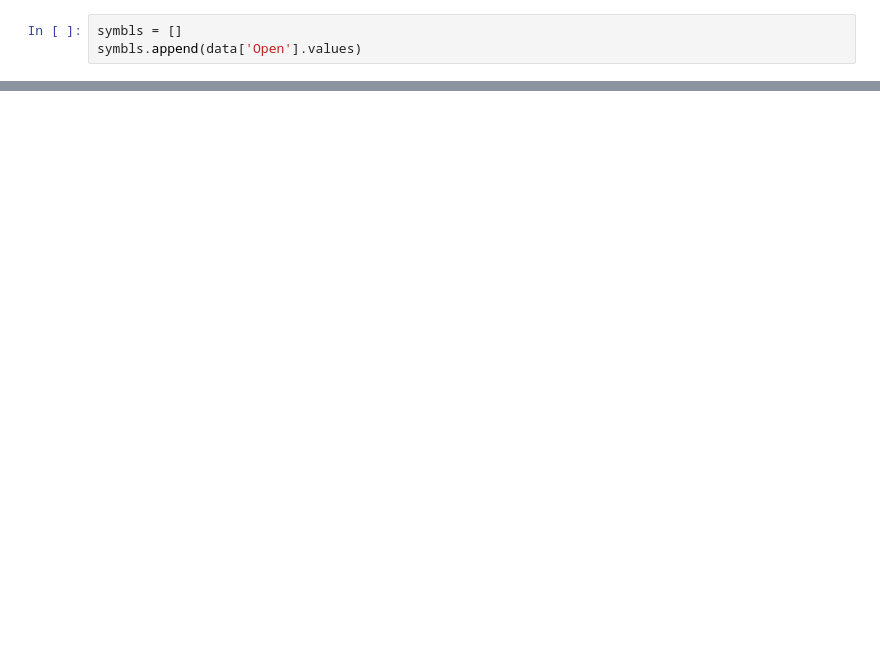
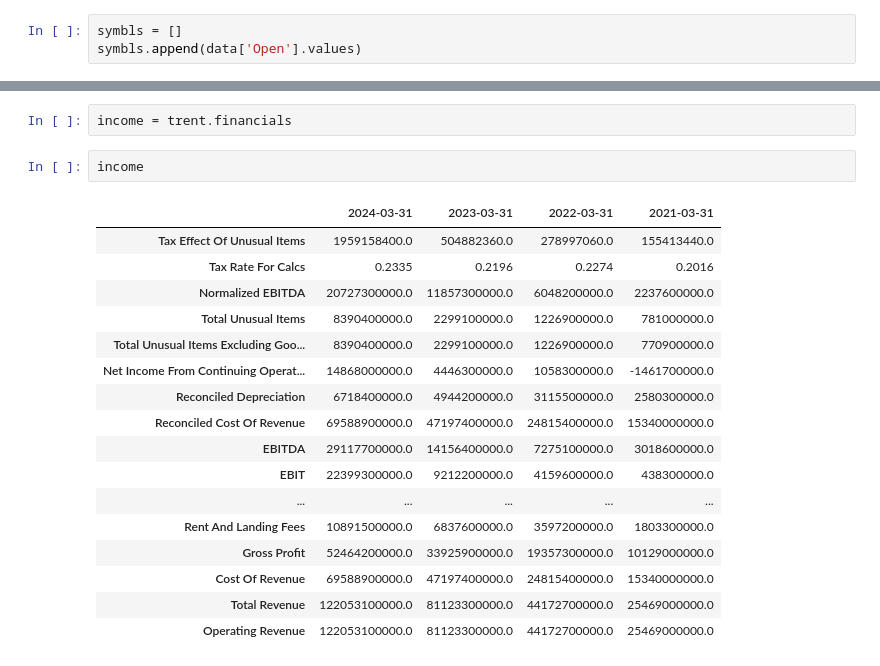
Before and after one commit to Mayank021094/MyQuantBox, a Jupyter notebook: rough.ipynb, the cells around one changed output, grey strips where cells are left out. Cells and saved outputs as stored; diff of their text form; blank space fills up the shorter version.

```diff
--- a/rough.ipynb
+++ b/rough.ipynb
@@ -78,0 +106,22 @@ sum(data['Open'])
+# %%
+income = trent.financials
+# %%
+income
+# %% [output]
+|  | 2024-03-31 | 2023-03-31 | 2022-03-31 | 2021-03-31 |
+| Tax Effect Of Unusual Items | 1959158400.0 | 504882360.0 | 278997060.0 | 155413440.0 |
+| Tax Rate For Calcs | 0.2335 | 0.2196 | 0.2274 | 0.2016 |
+| Normalized EBITDA | 20727300000.0 | 11857300000.0 | 6048200000.0 | 2237600000.0 |
+| Total Unusual Items | 8390400000.0 | 2299100000.0 | 1226900000.0 | 781000000.0 |
+| Total Unusual Items Excluding Goo... | 8390400000.0 | 2299100000.0 | 1226900000.0 | 770900000.0 |
+| Net Income From Continuing Operat... | 14868000000.0 | 4446300000.0 | 1058300000.0 | -1461700000.0 |
+| Reconciled Depreciation | 6718400000.0 | 4944200000.0 | 3115500000.0 | 2580300000.0 |
+| Reconciled Cost Of Revenue | 69588900000.0 | 47197400000.0 | 24815400000.0 | 15340000000.0 |
+| EBITDA | 29117700000.0 | 14156400000.0 | 7275100000.0 | 3018600000.0 |
+| EBIT | 22399300000.0 | 9212200000.0 | 4159600000.0 | 438300000.0 |
+| ... | ... | ... | ... | ... |
+| Rent And Landing Fees | 10891500000.0 | 6837600000.0 | 3597200000.0 | 1803300000.0 |
+| Gross Profit | 52464200000.0 | 33925900000.0 | 19357300000.0 | 10129000000.0 |
+| Cost Of Revenue | 69588900000.0 | 47197400000.0 | 24815400000.0 | 15340000000.0 |
+| Total Revenue | 122053100000.0 | 81123300000.0 | 44172700000.0 | 25469000000.0 |
+| Operating Revenue | 122053100000.0 | 81123300000.0 | 44172700000.0 | 25469000000.0 |
```
Also changed, not shown: parts of 9 cells of this notebook, 6 other files.
